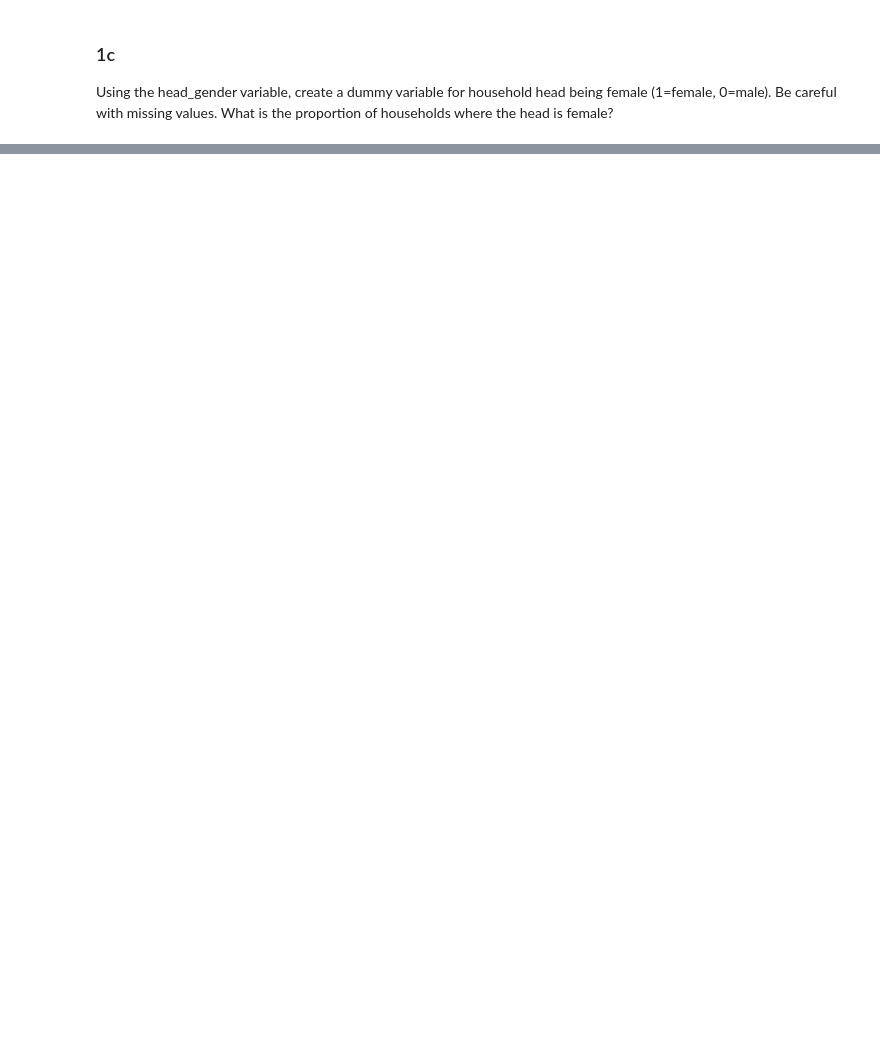
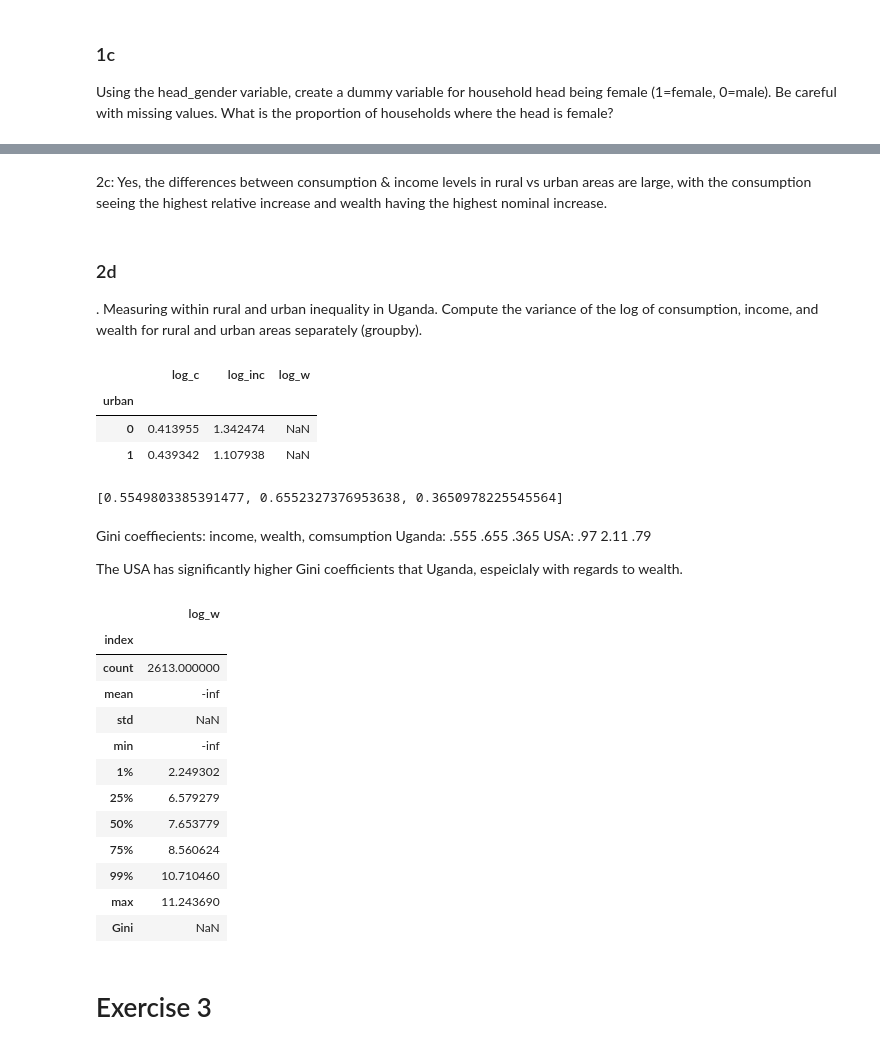
Before and after one commit to finbarrhodes/Group-33, a Jupyter notebook: PS2/PS2.ipynb, the cells around one changed output, grey strips where cells are left out. Drawn from its saved outputs; the diff is of its cells as text; code cells hidden in the pictures; blank space fills up the shorter version.

```diff
--- a/PS2/PS2.ipynb
+++ b/PS2/PS2.ipynb
@@ -135,20 +128,17 @@ df1[['head_gender','head_age','income','wealth','consumption']].groupby(by='head
 # %%
 #Checking for na values
-print('number of NA values')
 print(df1[['head_gender','head_age','income','wealth','consumption']].isna().sum())
 #from the observation there are null values for head_gender and head_age
 #for a more accurate representation of gender statistics we will remove the corresponding rows from the dataframe
 
-#drop rows with NaNs corresponding to the 2 above (for a more accurate representation of gender
-#  statistics we will remove the corresponding rows from the dataframe)
+#drop rows with NaNs corresponding to the 2 above
+#df1.dropna(subset=['head_gender', 'head_age'], inplace=True)
 
 
-df1.dropna(subset=['head_gender', 'head_age'], inplace=True)
-
+##########################################go back to this one i think we were given a function for outliers in the setup
 #check the number of outliers
 #we define an outlier to be an observation more than 3 s.d
 #from the mean
-print("\n", 'number of outliers:')
 col = ['head_gender','head_age','income','wealth','consumption']
 for i in col:
     mean = df1[i].mean()
@@ -324,0 +384,63 @@ dtype: float64]
+# %% [markdown]
+2c: Yes, the differences between consumption & income levels in rural vs urban areas are large, with the consumption seeing the highest relative increase and wealth having the highest nominal increase.
+# %% [markdown]
+### 2d
+. Measuring within rural and urban inequality in Uganda. Compute the variance of the log of consumption, income, and wealth for rural and urban areas separately (groupby).
+# %%
+#import data to ensure
+df1 = pd.read_excel("UNPS_1112_PS2.xls")
+
+
+#renaming the columns
+log_c.rename(columns={'consumption':'log_c'}, inplace=True)
+log_inc.rename(columns={'income':'log_inc'}, inplace=True)
+log_w.rename(columns={'wealth':'log_w'}, inplace=True)
+
+#concatenate dataframes
+df1 = pd.concat([df1, log_c, log_inc, log_w],axis = 1,join='inner')
+
+
+df1[['urban','log_c','log_inc','log_w']].groupby(by='urban').var()
+# %% [output]
+|  | log_c | log_inc | log_w |
+| urban |  |  |  |
+| 0 | 0.413955 | 1.342474 | NaN |
+| 1 | 0.439342 | 1.107938 | NaN |
+# %%
+#2e , compute gini coefficient  income, consumption ,wealth
+
+gini_inputs = ['income', 'wealth', 'consumption']
+gini_outputs = []
+for i in gini_inputs:
+    gini_outputs.append(gini(df1[i]))
+
+print(gini_outputs)
+# %% [output]
+[0.5549803385391477, 0.6552327376953638, 0.3650978225545564]
+# %% [markdown]
+Gini coeffiecients: income, wealth, comsumption
+            Uganda:  .555   .655      .365
+               USA:  .97    2.11      .79
+
+The USA has significantly higher Gini coefficients that Uganda, espeiclaly with regards to wealth.
+# %%
+#2f Compute the share of the wealth that the bottom
+#50 percent hold. Compute the share of the wealth
+#that the top 10, 5, and 1 percent hold.
+
+data_stats(df1[['wealth']])
+#i realise the code above is not what they want have to find another way to do it
+# %% [output]
+|  | log_w |
+| index |  |
+| count | 2613.000000 |
+| mean | -inf |
+| std | NaN |
+| min | -inf |
+| 1% | 2.249302 |
+| 25% | 6.579279 |
+| 50% | 7.653779 |
+| 75% | 8.560624 |
+| 99% | 10.710460 |
+| max | 11.243690 |
+| Gini | NaN |
@@ -324,0 +461,2 @@ dtype: float64]
+# %% [markdown]
+# Exercise 3
```
Also changed, not shown: parts of 32 cells of this notebook.
